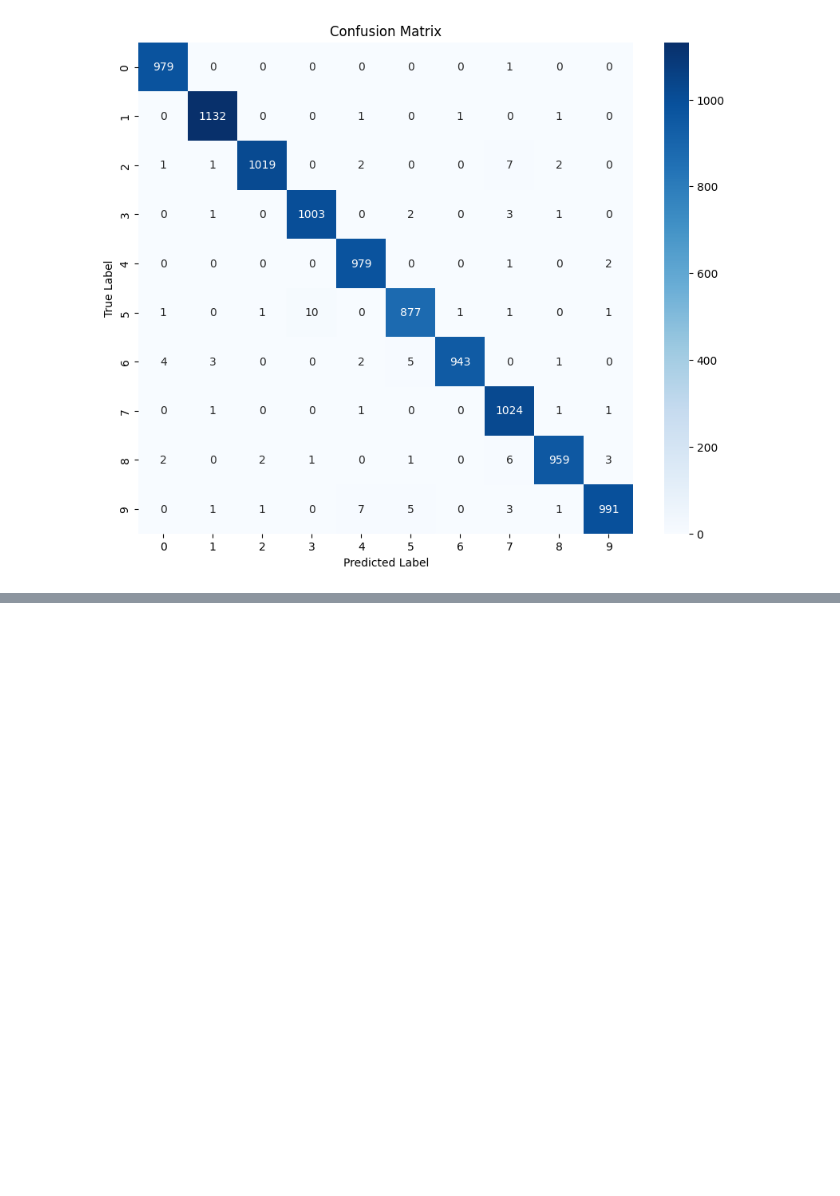
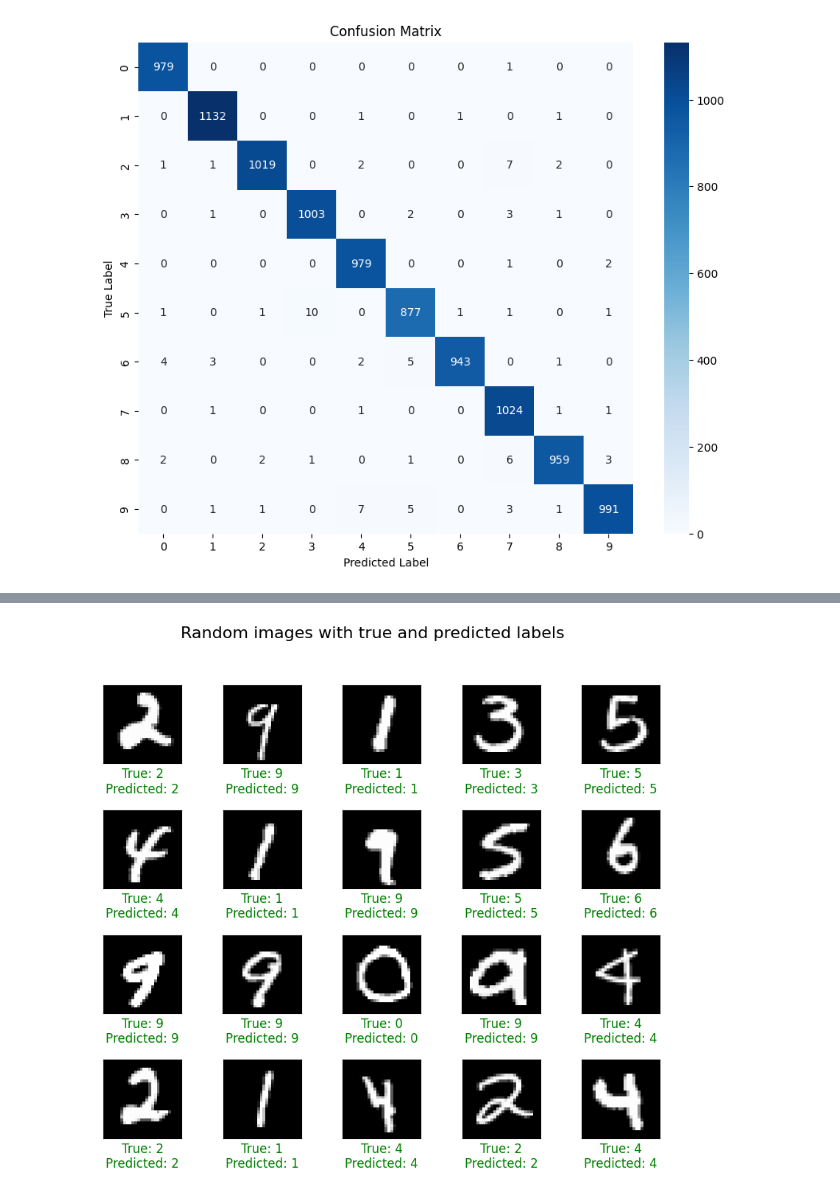
Before and after one commit to ggrkggrk/Jupytor-Notebook, a Jupyter notebook: ML_AI_CNN_MNIST.ipynb, the cells around one changed output, grey strips where cells are left out. Saved outputs shown, nothing was run; the diff lists cells and outputs as text; code cells hidden in the pictures; blank space fills up the shorter version.

```diff
--- a/ML_AI_CNN_MNIST.ipynb
+++ b/ML_AI_CNN_MNIST.ipynb
@@ -160,0 +276,44 @@ Test Accuracy: 0.9905999898910522
+# %%
+def plot_images():
+    # Get 20 random indices from the training set
+    indices = np.random.randint(0, len(x_train), size=20)
+
+    # Get the corresponding images and labels
+    images = x_train[indices]
+    true_labels = y_train[indices]
+
+    # Make predictions on the images
+    predictions = model.predict(images)
+    predicted_labels = np.argmax(predictions, axis=1)
+
+    # Create a grid of subplots with the specified spacing
+    fig, axes = plt.subplots(nrows=4, ncols=5, figsize=(10, 8), gridspec_kw={'wspace': 0.3, 'hspace': 0.6})
+    fig.suptitle('Random images with true and predicted labels', fontsize=16)
+
+    # Plot each image and its true/predicted label on a subplot
+    for i, ax in enumerate(axes.flat):
+        # Plot the image
+        ax.imshow(images[i].reshape(28, 28), cmap='gray')
+
+        # Get the true and predicted labels
+        true_label = np.argmax(true_labels[i])
+        predicted_label = predicted_labels[i]
+
+        # Color code the label based on whether the prediction was correct or not
+        if true_label == predicted_label:
+            color = 'green'
+        else:
+            color = 'red'
+
+        # Add the true and predicted labels to the image
+        ax.set_xlabel(f'True: {true_label}\nPredicted: {predicted_label}', color=color, fontsize=12)
+
+        # Remove ticks from the plot
+        ax.set_xticks([])
+        ax.set_yticks([])
+
+    # Show the plot
+    plt.show()
+# %%
+plot_images()
+# %% [output]
@@ -160,0 +321 @@ Test Accuracy: 0.9905999898910522
+[figure, added]
```
Also changed, not shown: parts of 6 cells of this notebook.
